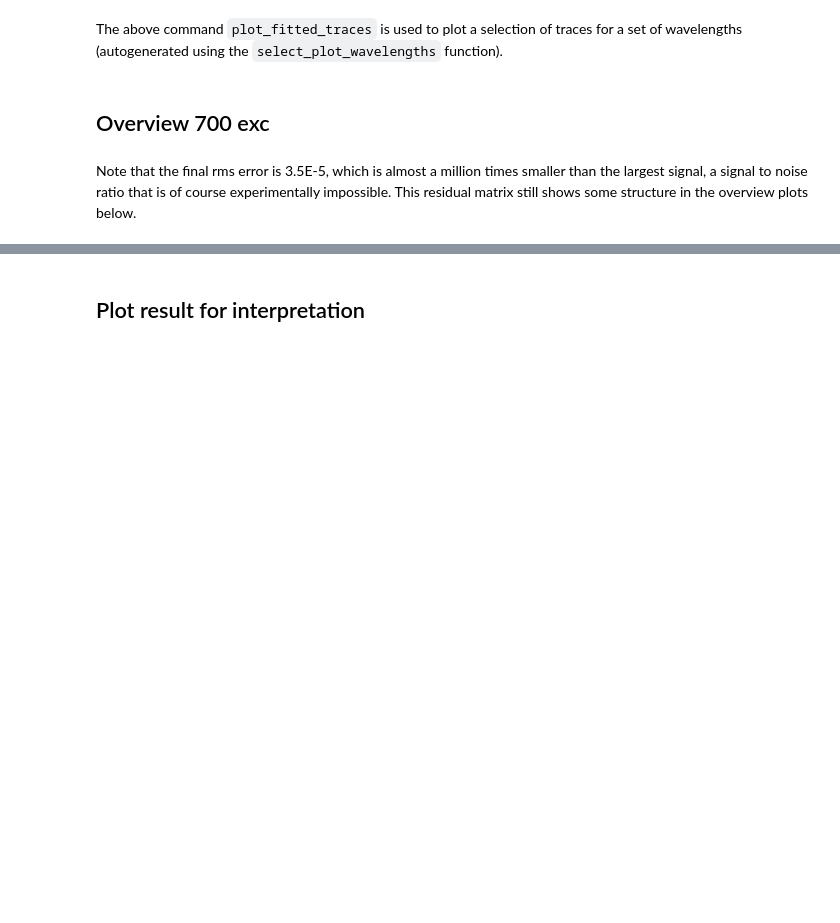
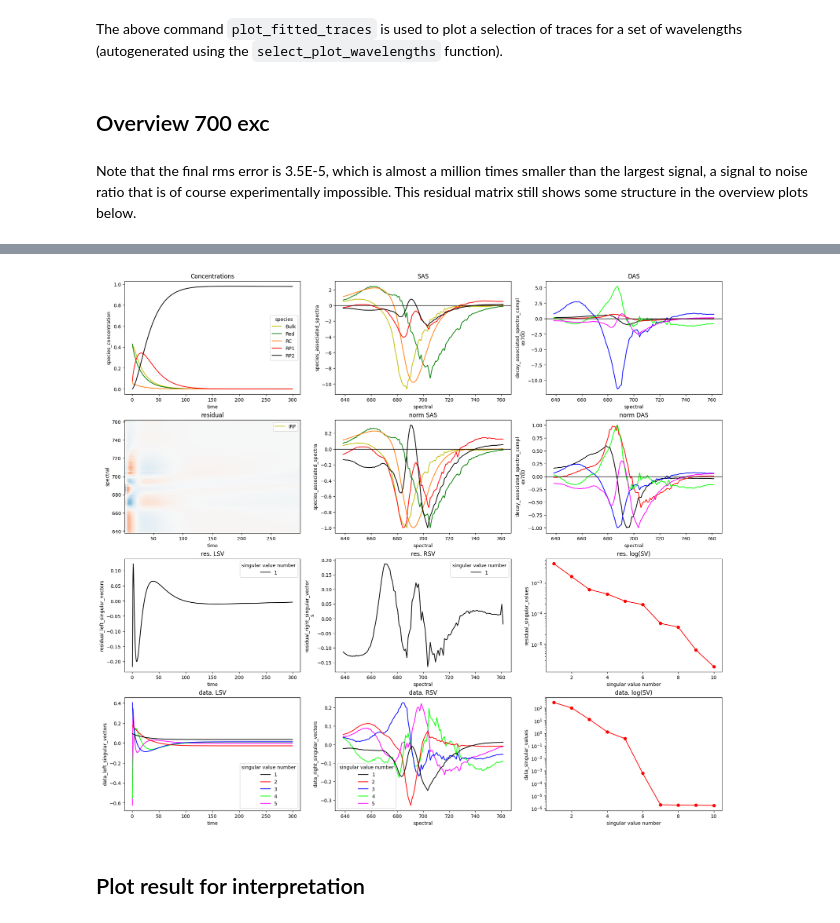
Before and after one commit to ism200/pygta-protocol-TA-PS1, a Jupyter notebook: PSI_TA_Scy6803GTA/step 1 target_PSI_TA_ideal.ipynb, the cells around one changed output, grey strips where cells are left out. Saved outputs shown, nothing was run; the diff lists cells and outputs as text; code cells hidden in the pictures; blank space fills up the shorter version.

```diff
--- a/PSI_TA_Scy6803GTA/step 1 target_PSI_TA_ideal.ipynb
+++ b/PSI_TA_Scy6803GTA/step 1 target_PSI_TA_ideal.ipynb
@@ -140,17 +339,19 @@ plot_overview(
 # %%
-plot_overview(
+fig_700tr2 = plot_overview(
     target_result.data["700TR2"],
     nr_of_data_svd_vectors=5,
     nr_of_residual_svd_vectors=1,
     linlog=False,
     linthresh=1,
     cycler=cycler(
         color=["y", "g", "tab:orange", "r", "k", "c", "b", "m", "tab:purple"]
     ),
     use_svd_number=True,
     das_cycler=PlotStyle().cycler,
     svd_cycler=PlotStyle().cycler,
 )
+# %% [output]
+[figure, added]
 # %% [markdown]
 ## Plot result for interpretation
 # %%
```
Also changed, not shown: parts of 15 cells of this notebook, 2 other files.
